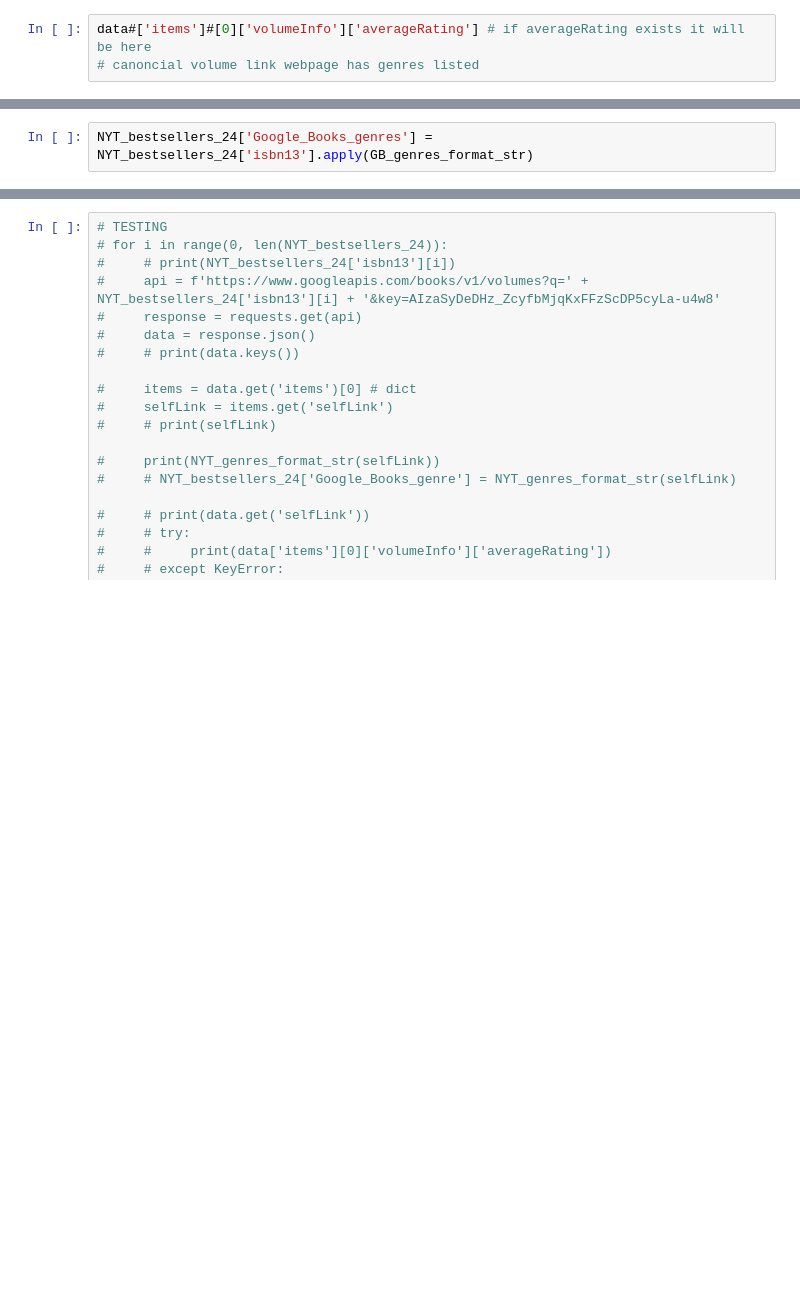
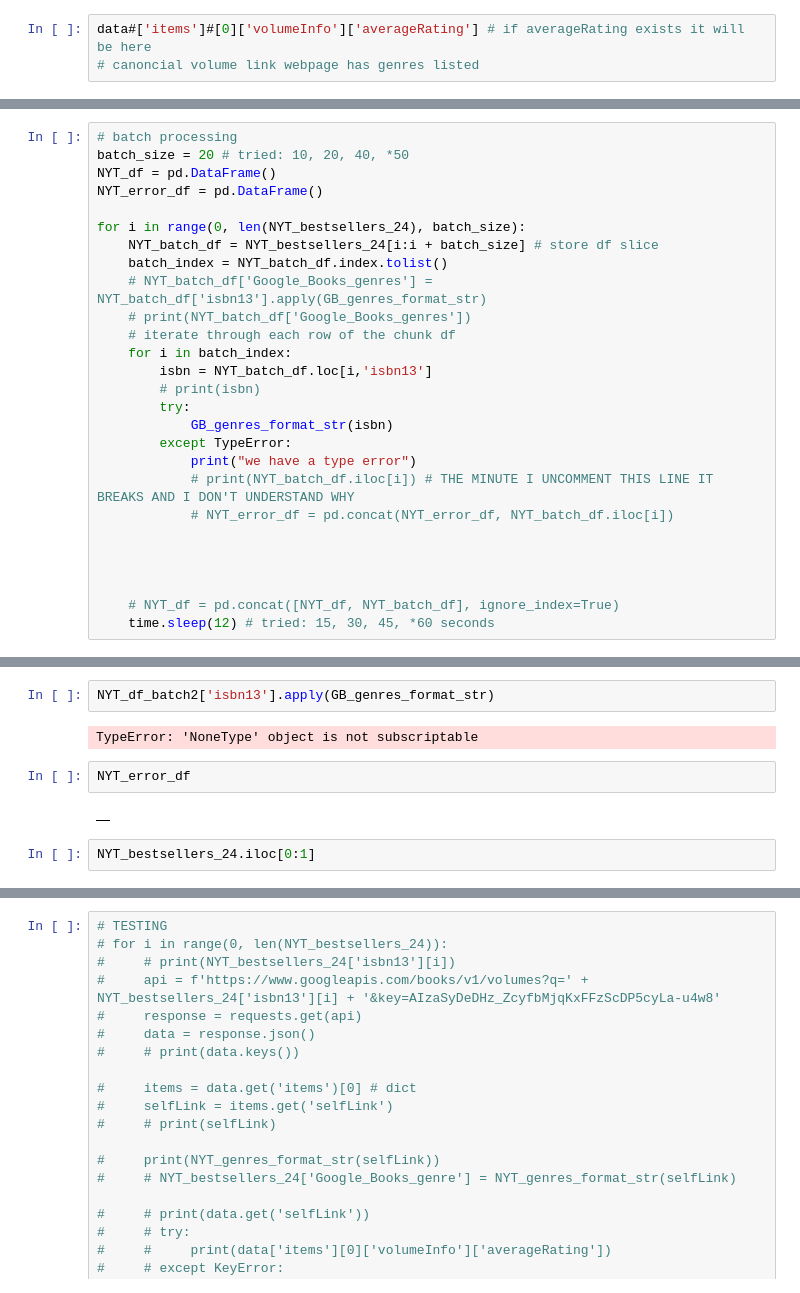
Before and after one commit to rsa-captech/rachel-recommender, a Jupyter notebook: notebook.ipynb, the cells around one changed output, grey strips where cells are left out. Saved outputs shown, nothing was run; the diff lists cells and outputs as text; blank space fills up the shorter version.

```diff
--- a/notebook.ipynb
+++ b/notebook.ipynb
@@ -362,0 +416,27 @@ GB_genres_format_str('9781538742570')
+# %%
+# batch processing
+batch_size = 20 # tried: 10, 20, 40, *50
+NYT_df = pd.DataFrame()
+NYT_error_df = pd.DataFrame()
+
+for i in range(0, len(NYT_bestsellers_24), batch_size):
+    NYT_batch_df = NYT_bestsellers_24[i:i + batch_size] # store df slice
+    batch_index = NYT_batch_df.index.tolist()
+    # NYT_batch_df['Google_Books_genres'] = NYT_batch_df['isbn13'].apply(GB_genres_format_str)
+    # print(NYT_batch_df['Google_Books_genres'])
+    # iterate through each row of the chunk df
+    for i in batch_index:
+        isbn = NYT_batch_df.loc[i,'isbn13']
+        # print(isbn)
+        try:
+            GB_genres_format_str(isbn)
+        except TypeError:
+            print("we have a type error")
+            # print(NYT_batch_df.iloc[i]) # THE MINUTE I UNCOMMENT THIS LINE IT BREAKS AND I DON'T UNDERSTAND WHY
+            # NYT_error_df = pd.concat(NYT_error_df, NYT_batch_df.iloc[i])
+
+
+
+
+    # NYT_df = pd.concat([NYT_df, NYT_batch_df], ignore_index=True)
+    time.sleep(12) # tried: 15, 30, 45, *60 seconds
@@ -363,2 +470,10 @@ GB_genres_format_str('9781538742570')
 # %%
-NYT_bestsellers_24['Google_Books_genres'] = NYT_bestsellers_24['isbn13'].apply(GB_genres_format_str)
+NYT_df_batch2['isbn13'].apply(GB_genres_format_str)
+# %% [output]
+TypeError: 'NoneType' object is not subscriptable
+# %%
+NYT_error_df
+# %% [output]
+|  |
+# %%
+NYT_bestsellers_24.iloc[0:1]
```
Also changed, not shown: parts of 24 cells of this notebook.
